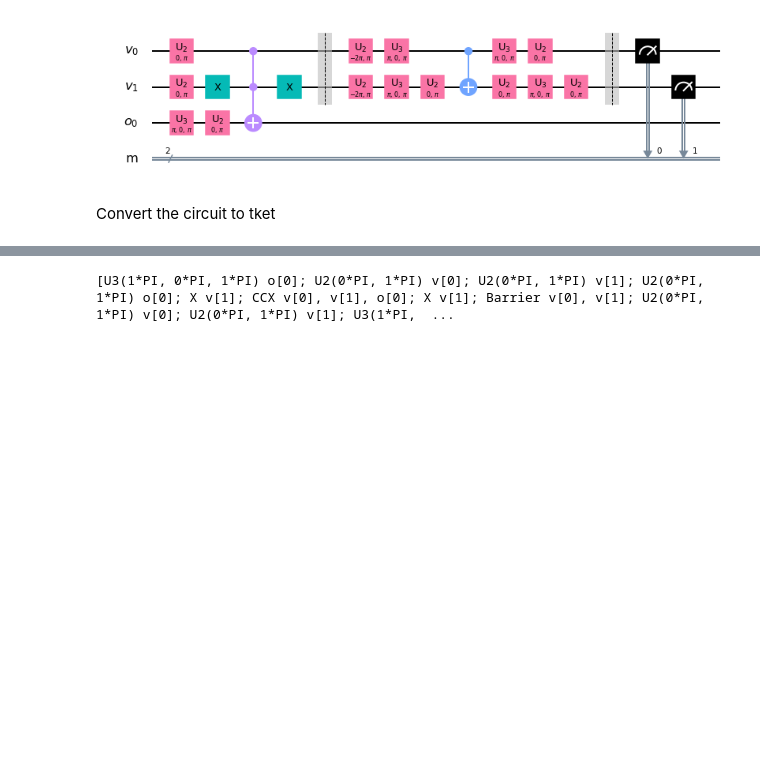
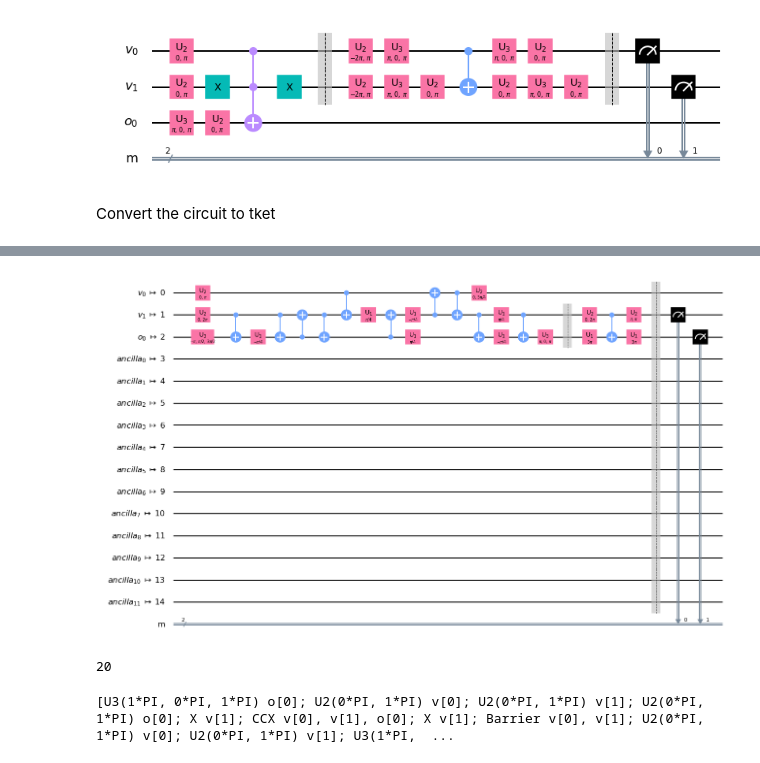
Before and after one commit to UST-QuAntiL/pytket-service, a Jupyter notebook: Tket Example.ipynb, the cells around one changed output, grey strips where cells are left out. Cells and saved outputs as stored; diff of their text form; code cells hidden in the pictures; blank space fills up the shorter version.

```diff
--- a/Tket Example.ipynb
+++ b/Tket Example.ipynb
@@ -17,3 +18,6 @@ circuit.draw('mpl')
 [figure]
 # %% [markdown]
 Convert the circuit to tket
+# %%
+provider = IBMQ.load_account()
+qiskit_backend= provider.get_backend("ibmq_16_melbourne")
@@ -20,3 +28,13 @@ Convert the circuit to tket
+# %%
+bcircuit = transpile(circuit, backend= qiskit_backend, optimization_level= 2)
+# %%
+bcircuit.draw('mpl')
+# %% [output]
+[figure, added]
+# %%
+bcircuit.depth()
+# %% [output]
+20
 # %%
 from pytket.qiskit import qiskit_to_tk
 circuit = qiskit_to_tk(circuit)
```
Also changed, not shown: parts of 17 cells of this notebook, 2 other files.
